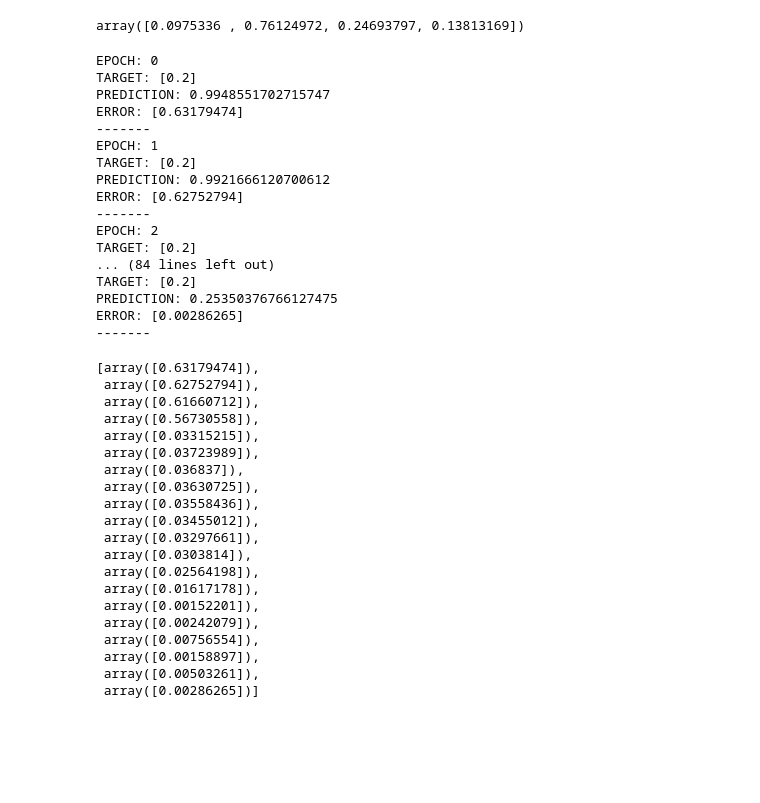
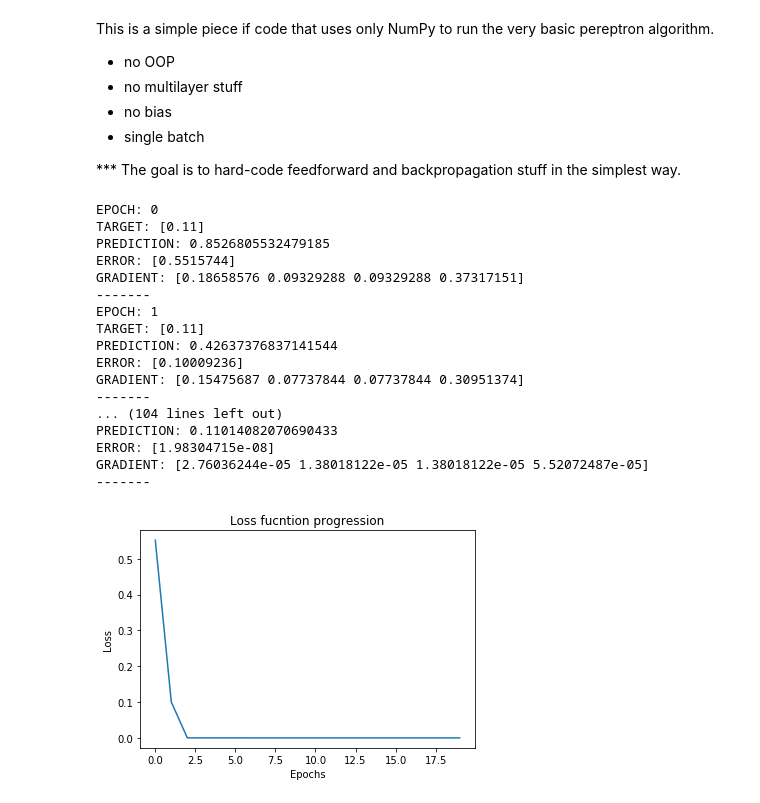
Before and after one commit to babyhandzzz/Springboard_Deep_Learning, a Jupyter notebook: numpy_perceptron.ipynb, the cells around one changed output. Saved outputs shown, nothing was run; the diff lists cells and outputs as text; code cells hidden in the pictures; blank space fills up the shorter version.

```diff
--- a/numpy_perceptron.ipynb
+++ b/numpy_perceptron.ipynb
@@ -3 +1,10 @@ import numpy as np
+# %% [markdown]
+This is a simple piece if code that uses only NumPy to run the very basic pereptron algorithm.
+
+- no OOP
+- no multilayer stuff
+- no bias
+- single batch
+
+*** The goal is to hard-code feedforward and backpropagation stuff in the simplest way.
 # %%
@@ -8,18 +16,19 @@ def sigmoid(dot_product):
     output = 1/(1 + np.exp(-dot_product))
     return output
 # %%
-# the setup
+# The setup
 np.random.seed(19)
-y = np.array([0.2]) # output
-X = np.array([2,2,3,3]) # input
+y = np.array([0.11]) # output
+X = np.array([2,1,1,4]) # input
 w = np.random.rand(4,) # random weights vector
 epochs = range(20) # epochs to train
-learning_rate = 2 # seems too high
+learning_rate = 0.5 # seems too high
 length_of_X = range(len(X)) # for a range
 n = len(X) # how many elements are there in X vector?
+
+# plotting management
 error_list = []
+epochs_x = list(epochs)
-# %% [output]
-array([0.0975336 , 0.76124972, 0.24693797, 0.13813169])
 # %%
 for epoch in epochs:
 # FEED FORWARD
@@ -37,6 +46,7 @@ for epoch in epochs:
 
     print('ERROR: {}'.format(se))
     error_list.append(se)
+
     # BACKPROPAGATION
 
     # Derivative calculation
@@ -51,6 +61,7 @@ for epoch in epochs:
 
     # DECLARING NEGATIVE GRADIENT (INCLUDING THE LEARNING RATE)
     neg_grad = -(chain_1*chain_2*chain_3)*learning_rate
+    print('GRADIENT: {}'.format(neg_grad))
     #print('NEGATIVE_GRADIENT: {}'.format(neg_grad))
 
 
@@ -60,42 +71,27 @@ for epoch in epochs:
     print('-------')
 # %% [output]
 EPOCH: 0
-TARGET: [0.2]
-PREDICTION: 0.9948551702715747
-ERROR: [0.63179474]
+TARGET: [0.11]
+PREDICTION: 0.8526805532479185
+ERROR: [0.5515744]
+GRADIENT: [0.18658576 0.09329288 0.09329288 0.37317151]
 -------
 EPOCH: 1
-TARGET: [0.2]
-PREDICTION: 0.9921666120700612
-ERROR: [0.62752794]
+TARGET: [0.11]
+PREDICTION: 0.42637376837141544
+ERROR: [0.10009236]
+GRADIENT: [0.15475687 0.07737844 0.07737844 0.30951374]
 -------
-EPOCH: 2
-TARGET: [0.2]
-... (84 lines left out)
-TARGET: [0.2]
-PREDICTION: 0.25350376766127475
-ERROR: [0.00286265]
+... (104 lines left out)
+PREDICTION: 0.11014082070690433
+ERROR: [1.98304715e-08]
+GRADIENT: [2.76036244e-05 1.38018122e-05 1.38018122e-05 5.52072487e-05]
 -------
-# %%
-error_list
-# %% [output]
-[array([0.63179474]),
- array([0.62752794]),
- array([0.61660712]),
- array([0.56730558]),
- array([0.03315215]),
- array([0.03723989]),
- array([0.036837]),
- array([0.03630725]),
- array([0.03558436]),
- array([0.03455012]),
- array([0.03297661]),
- array([0.0303814]),
- array([0.02564198]),
- array([0.01617178]),
- array([0.00152201]),
- array([0.00242079]),
- array([0.00756554]),
- array([0.00158897]),
- array([0.00503261]),
- array([0.00286265])]
+# %%
+plt.plot(epochs_x, error_list)
+plt.title('Loss fucntion progression')
+plt.xlabel('Epochs')
+plt.ylabel('Loss')
+plt.show()
+# %% [output]
+[figure, added]
```
Also changed, not shown: parts of 2 cells of this notebook.
